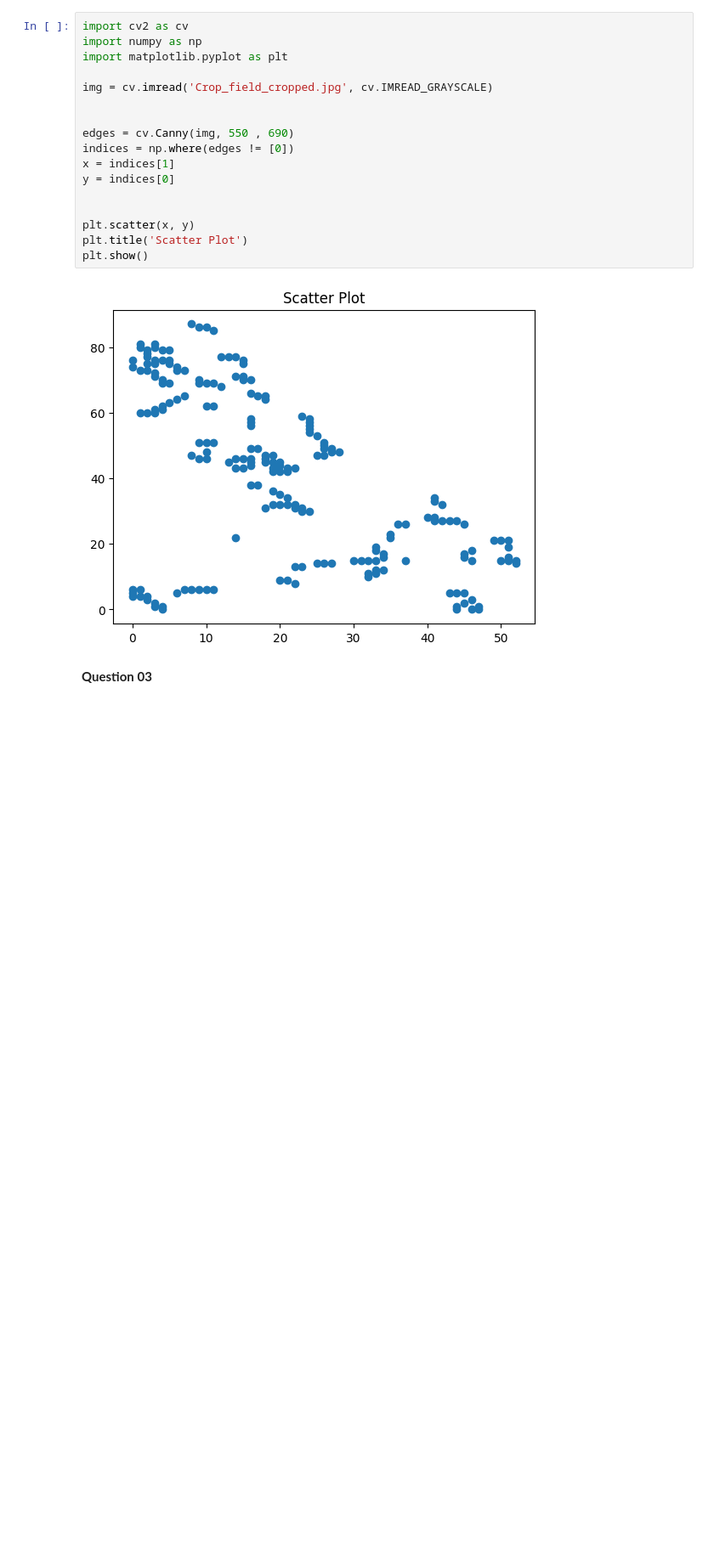
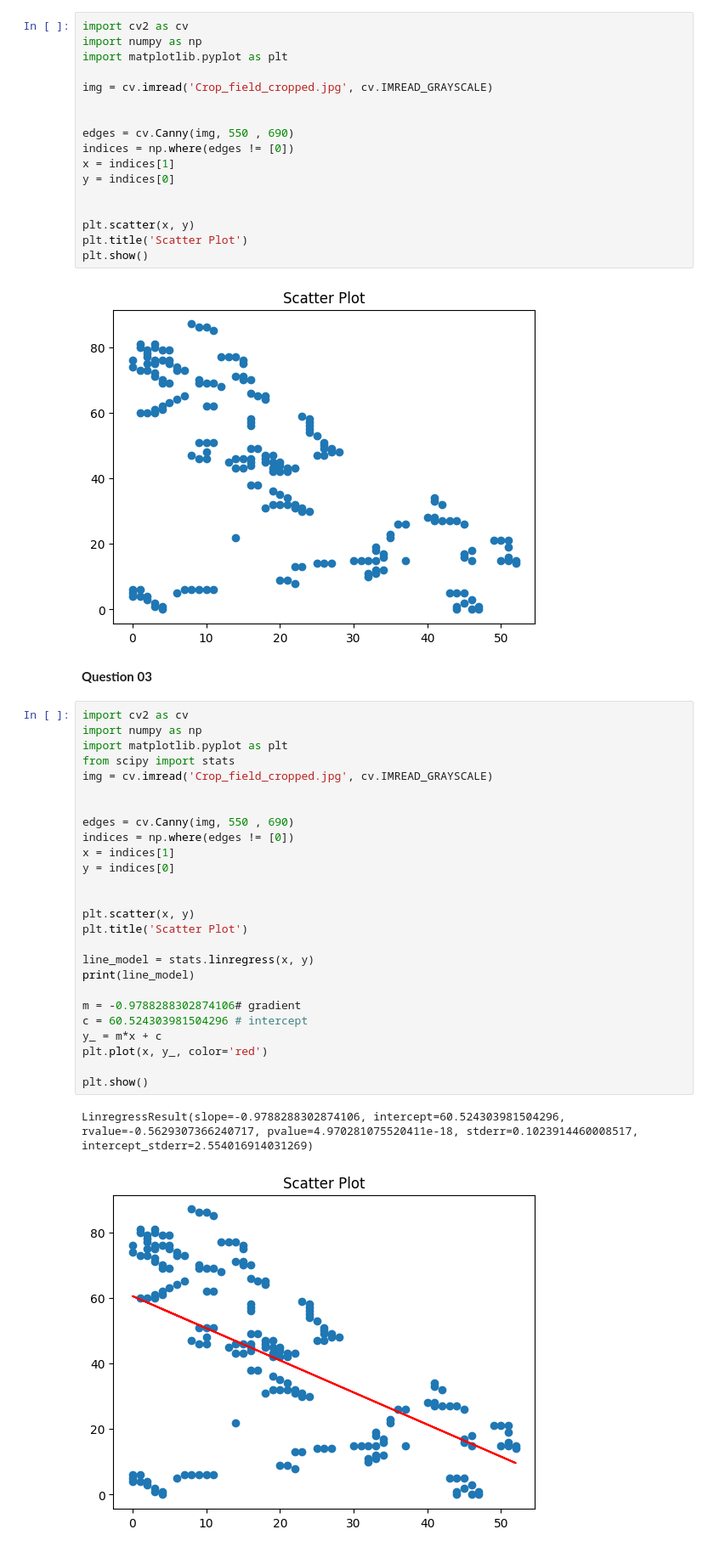
Before and after one commit to thej20d/VS-NEW, a Jupyter notebook: Assignment/Assignment 02/Assignment 2.ipynb, the cells around one changed output. Shown: that part at 85% size. Saved outputs shown, nothing was run; the diff lists cells and outputs as text; blank space fills up the shorter version.

```diff
--- a/Assignment/Assignment 02/Assignment 2.ipynb
+++ b/Assignment/Assignment 02/Assignment 2.ipynb
@@ -47,3 +47,32 @@ plt.show()
 [figure]
 # %% [markdown]
 **Question 03**
+# %%
+import cv2 as cv
+import numpy as np
+import matplotlib.pyplot as plt
+from scipy import stats
+img = cv.imread('Crop_field_cropped.jpg', cv.IMREAD_GRAYSCALE)
+
+
+edges = cv.Canny(img, 550 , 690)
+indices = np.where(edges != [0])
+x = indices[1]
+y = indices[0]
+
+
+plt.scatter(x, y)
+plt.title('Scatter Plot')
+
+line_model = stats.linregress(x, y)
+print(line_model)
+
+m = -0.9788288302874106# gradient
+c = 60.524303981504296 # intercept
+y_ = m*x + c
+plt.plot(x, y_, color='red')
+
+plt.show()
+# %% [output]
+LinregressResult(slope=-0.9788288302874106, intercept=60.524303981504296, rvalue=-0.5629307366240717, pvalue=4.970281075520411e-18, stderr=0.1023914460008517, intercept_stderr=2.554016914031269)
+[figure, added]
```
